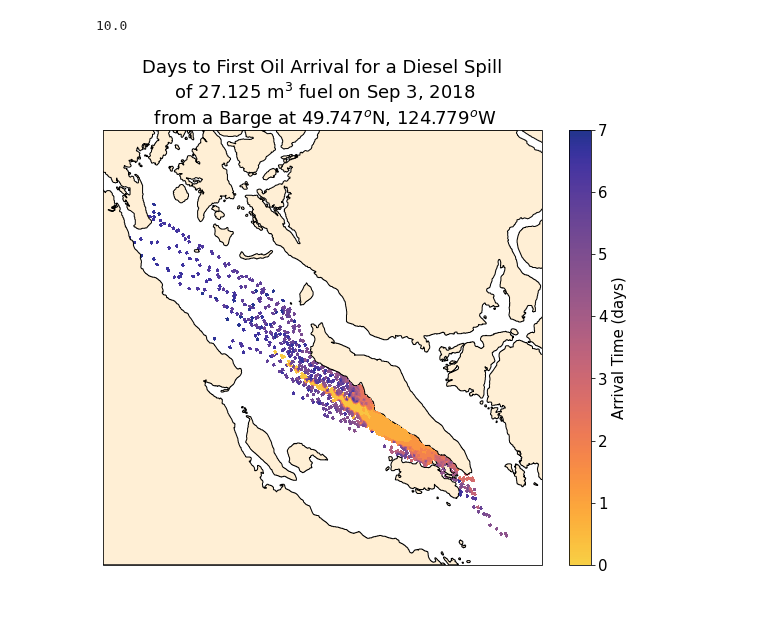
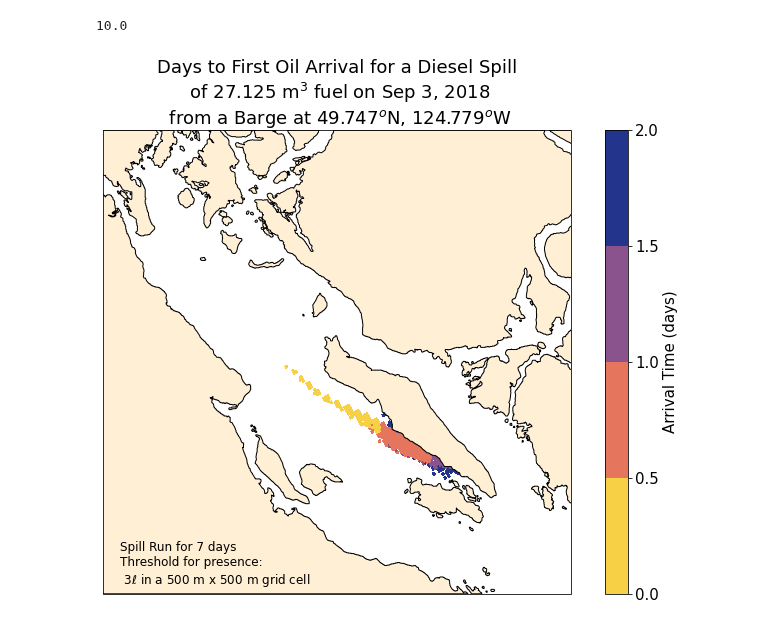
Before and after one commit to MIDOSS/Visualization, a Jupyter notebook: OilingTime-LonLat.ipynb, the cells around one changed output. Cells and saved outputs as stored; diff of their text form; code cells hidden in the pictures.

Commit message:
July 7 versions of the eight figures for Stephanie

```diff
--- a/OilingTime-LonLat.ipynb
+++ b/OilingTime-LonLat.ipynb
@@ -17,5 +17,7 @@ plt.rcParams['font.size'] = 15
 # %%
-mesh = xr.open_dataset('~/MEOPAR/grid/mesh_mask201702.nc')
+mesh = xr.open_dataset('~/Documents/MEOPAR/grid/mesh_mask201702.nc')
 tmask = 1- mesh.tmask[0, 0]
 # %%
-data = xr.open_dataset('/data/sallen/results/MIDOSS/Monte_Carlo/Lagrangian_diesel-4_northern_strait_first30-4.nc')
+data = xr.open_dataset('/home/sallen/Documents/MIDOSS/Visualization/Lagrangian_diesel-4_northern_strait_first30-4.nc')
+# %%
+oil = data.OilWaterColumnOilVol_3D[:, 39] > minoil/1000.
@@ -22,5 +28,5 @@ data = xr.open_dataset('/data/sallen/results/MIDOSS/Monte_Carlo/Lagrangian_diese
 # %%
-oil = data.OilWaterColumnOilVol_3D[:, 39] > 0.001
+oil_array = np.ma.masked_array(myoil, myoil < 0.001)
 # %%
 oil.shape
 # %% [output]
@@ -65,24 +71,25 @@ arrived = np.ma.masked_array(oil_arrival/24., oil_arrival/24. >= 10)
 # %%
 fig = plt.figure(figsize=(10, 8))
 xlim, ylim = [-125.3, -123.9], [49.3, 50.2]
 ax = plt.axes(projection=crs.Mercator(np.mean(xlim), *ylim))
 ax.set_extent(xlim + ylim)
 
-C = ax.contourf(
-    mesh.nav_lon[1:-1, 1:-1], mesh.nav_lat[1:-1, 1:-1], arrived, np.arange(0, 7, 0.5),
-    extend='both', transform=crs.PlateCarree(), zorder=2, cmap=thermal_r_t
-)
+bounds = np.arange(0, 2.5, 0.5)
+norm = colors.BoundaryNorm(bounds, thermal_r_t.N)
 C = ax.pcolormesh(
-    mesh.nav_lon[1:, 1:], mesh.nav_lat[1:, 1:], arrived, vmin=0, vmax=7,
-    transform=crs.PlateCarree(), cmap=thermal_r_t
+    mesh.nav_lon[1:, 1:], mesh.nav_lat[1:, 1:], arrived,
+    transform=crs.PlateCarree(), cmap=thermal_r_t, norm=norm
 )
 cb = fig.colorbar(C, ax=ax);
 cb.set_label('Arrival Time (days)')
 ax.set_title("Days to First Oil Arrival for a Diesel Spill\n of 27.125 m$^3$ fuel on Sep 3, 2018\n from a Barge at 49.747$^o$N, 124.779$^o$W");
 ax.add_feature(feature.GSHHSFeature('full', edgecolor='k', facecolor=landcolour))
-fig.savefig('SingleSpill_latlon.png')
+ax.text(-125.25, 49.32, f'Spill Run for 7 days\nThreshold for presence:\n {minoil}$\ell$ in a 500 m x 500 m grid cell',
+       transform=crs.PlateCarree(), fontsize=12)
+fig.tight_layout()
+fig.savefig(f'SingleSpill_latlon_{minoil}.png', dpi=200)
 # %% [output]
-[figure, old version]
+[figure, new version]
 # %%
 def truncate_colormap(cmap, minval=0.0, maxval=1.0, n=-1):
     if n == -1:
```
Also changed, not shown: parts of 7 cells of this notebook, 7 other files.
